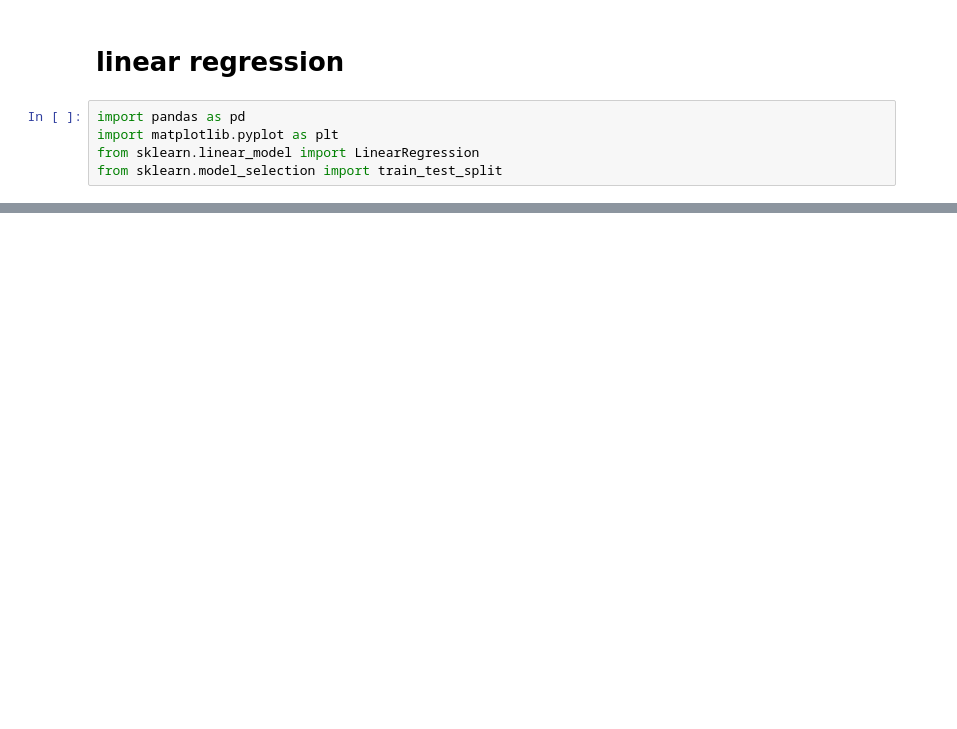
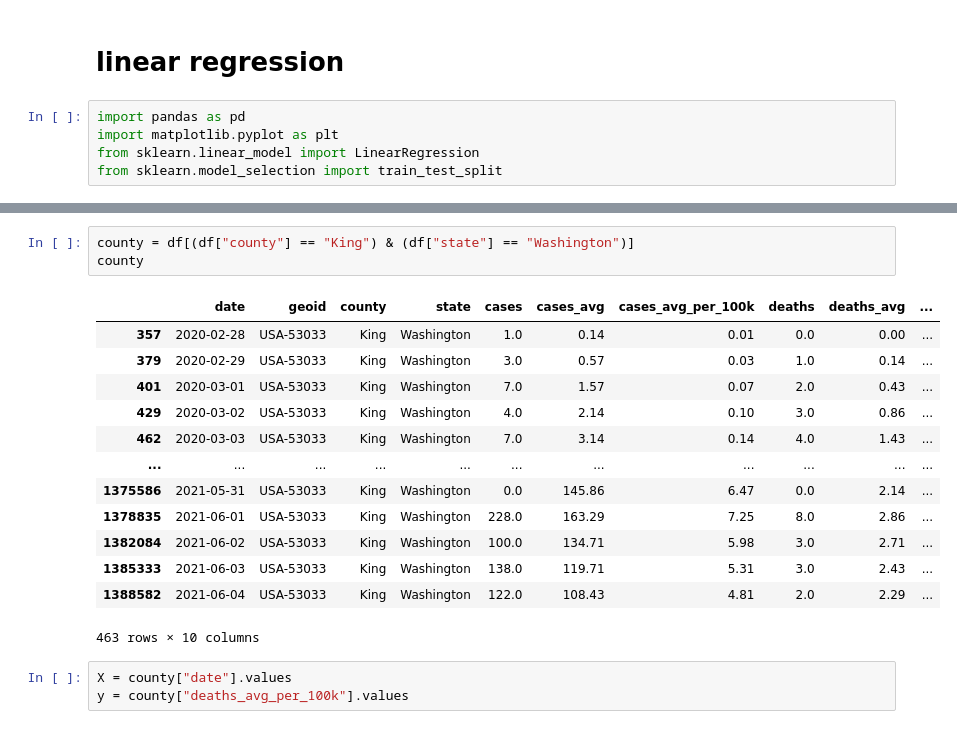
Before and after one commit to WondwosenTsige/linear-regression, a Jupyter notebook: regression.ipynb, the cells around one changed output, grey strips where cells are left out. Drawn from its saved outputs; the diff is of its cells as text; blank space fills up the shorter version.

```diff
--- a/regression.ipynb
+++ b/regression.ipynb
@@ -22,3 +58,23 @@ y = df["percentage"].values
+# %%
+county = df[(df["county"] == "King") & (df["state"] == "Washington")]
+county
+# %% [output]
+|  | date | geoid | county | state | cases | cases_avg | cases_avg_per_100k | deaths | deaths_avg | ... |
+| 357 | 2020-02-28 | USA-53033 | King | Washington | 1.0 | 0.14 | 0.01 | 0.0 | 0.00 | ... |
+| 379 | 2020-02-29 | USA-53033 | King | Washington | 3.0 | 0.57 | 0.03 | 1.0 | 0.14 | ... |
+| 401 | 2020-03-01 | USA-53033 | King | Washington | 7.0 | 1.57 | 0.07 | 2.0 | 0.43 | ... |
+| 429 | 2020-03-02 | USA-53033 | King | Washington | 4.0 | 2.14 | 0.10 | 3.0 | 0.86 | ... |
+| 462 | 2020-03-03 | USA-53033 | King | Washington | 7.0 | 3.14 | 0.14 | 4.0 | 1.43 | ... |
+| ... | ... | ... | ... | ... | ... | ... | ... | ... | ... | ... |
+| 1375586 | 2021-05-31 | USA-53033 | King | Washington | 0.0 | 145.86 | 6.47 | 0.0 | 2.14 | ... |
+| 1378835 | 2021-06-01 | USA-53033 | King | Washington | 228.0 | 163.29 | 7.25 | 8.0 | 2.86 | ... |
+| 1382084 | 2021-06-02 | USA-53033 | King | Washington | 100.0 | 134.71 | 5.98 | 3.0 | 2.71 | ... |
+| 1385333 | 2021-06-03 | USA-53033 | King | Washington | 138.0 | 119.71 | 5.31 | 3.0 | 2.43 | ... |
+| 1388582 | 2021-06-04 | USA-53033 | King | Washington | 122.0 | 108.43 | 4.81 | 2.0 | 2.29 | ... |
+463 rows × 10 columns
+# %%
+X = county["date"].values
+y = county["deaths_avg_per_100k"].values
 # %%
 X
 # %% [output]
```
Also changed, not shown: parts of 20 cells of this notebook, 2 other files.
